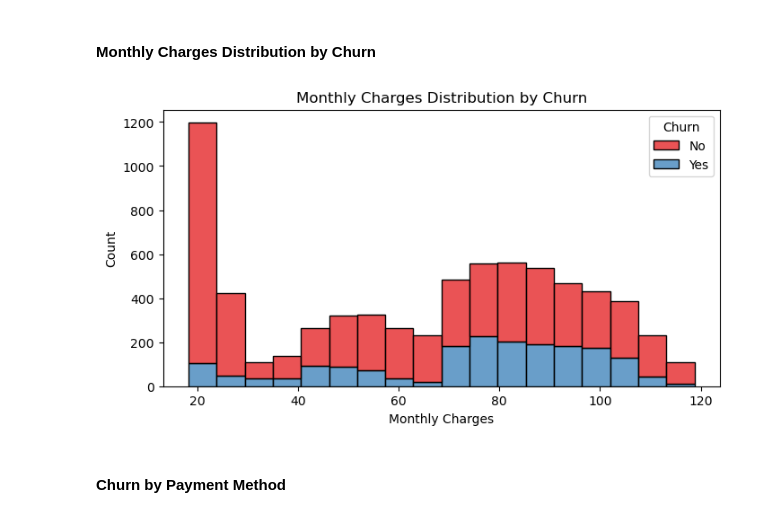
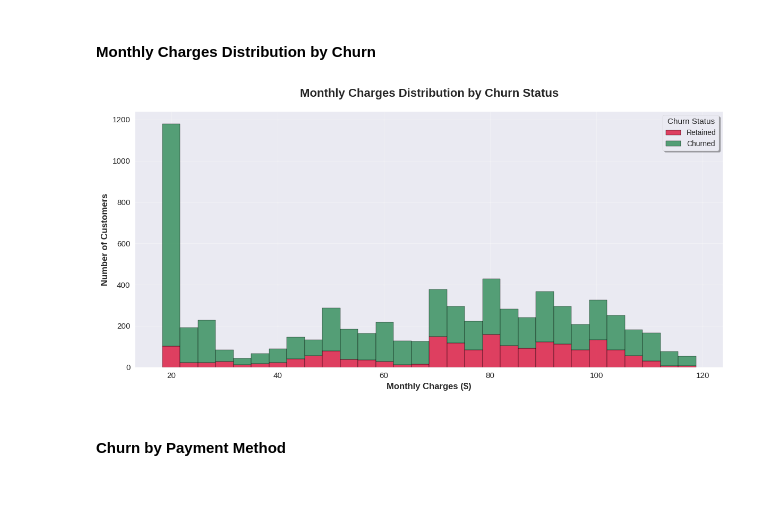
Before and after one commit to Daniel-Muruthi/telecom-churn-prediction, a Jupyter notebook: index.ipynb, the cells around one changed output. Drawn from its saved outputs; the diff is of its cells as text; code cells hidden in the pictures; blank space fills up the shorter version.

```diff
--- a/index.ipynb
+++ b/index.ipynb
@@ -303,14 +426,23 @@ plt.show();
 # %% [markdown]
 #### **Monthly Charges Distribution by Churn**
 # %%
-plt.figure(figsize=(8, 4))
-sns.histplot(data=df, x='MonthlyCharges', hue='Churn', multiple='stack', palette='Set1')
-plt.title('Monthly Charges Distribution by Churn')
-plt.xlabel('Monthly Charges')
-plt.ylabel('Count')
+# Monthly Charges Distribution by Churn
+
+plt.figure(figsize=(12, 6))
+sns.histplot(data=df, x='MonthlyCharges', hue='Churn', multiple='stack',
+             palette=['#2E8B57', '#DC143C'], bins=30, alpha=0.8)
+plt.title('Monthly Charges Distribution by Churn Status', fontsize=16, fontweight='bold', pad=20)
+plt.xlabel('Monthly Charges ($)', fontsize=12, fontweight='bold')
+plt.ylabel('Number of Customers', fontsize=12, fontweight='bold')
+plt.xticks(fontsize=11)
+plt.yticks(fontsize=11)
+plt.legend(title='Churn Status', labels=['Retained', 'Churned'],
+           title_fontsize=11, fontsize=10, frameon=True, shadow=True)
+plt.grid(True, alpha=0.3)
+plt.tight_layout()
 plt.show();
 # %% [output]
-[figure, old version]
+[figure, new version]
 # %% [markdown]
 #### **Churn by Payment Method**
 # %%
```
Also changed, not shown: parts of 43 cells of this notebook, 1 other file.
